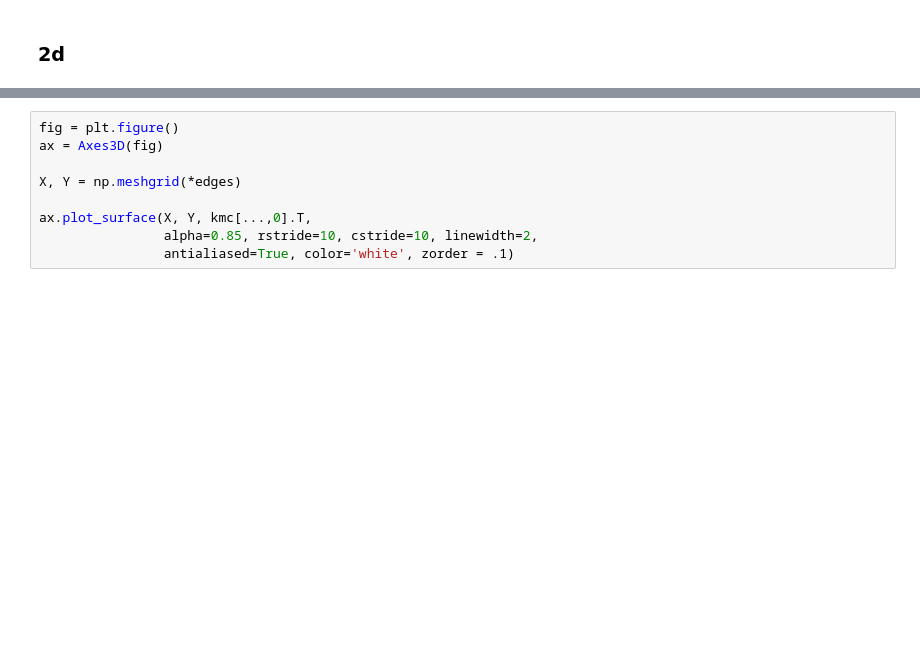
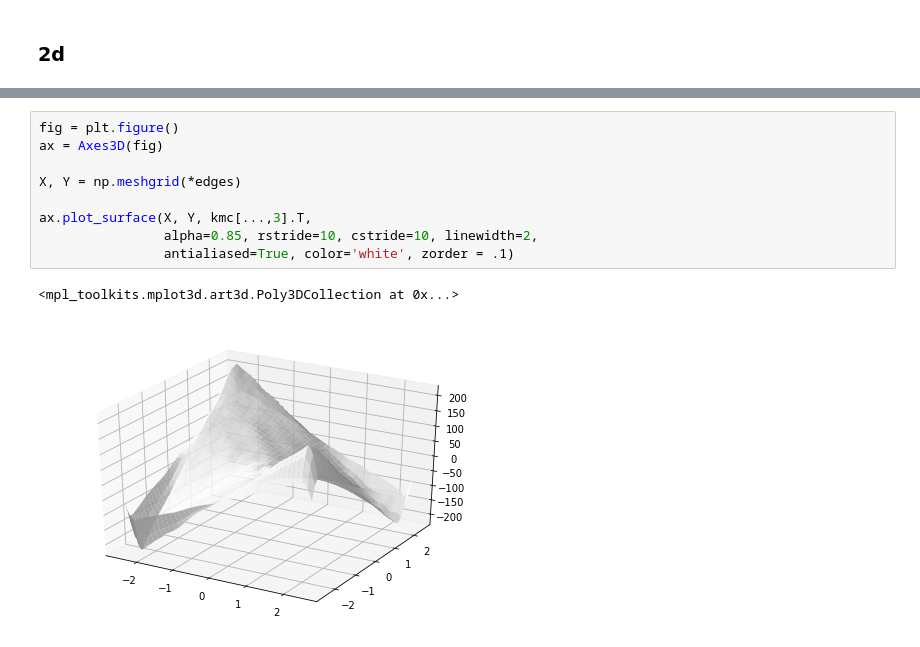
Before and after one commit to LRydin/KramersMoyal, a Jupyter notebook: examples/kmc.ipynb, the cells around one changed output, grey strips where cells are left out. Saved outputs shown, nothing was run; the diff lists cells and outputs as text; blank space fills up the shorter version.

```diff
--- a/examples/kmc.ipynb
+++ b/examples/kmc.ipynb
@@ -47,9 +88,12 @@ kmc, edges = kmc_kernel_estimator(
 # %%
 fig = plt.figure()
 ax = Axes3D(fig)
 
 X, Y = np.meshgrid(*edges)
 
-ax.plot_surface(X, Y, kmc[...,0].T,
+ax.plot_surface(X, Y, kmc[...,3].T,
                 alpha=0.85, rstride=10, cstride=10, linewidth=2,
                 antialiased=True, color='white', zorder = .1)
+# %% [output]
+<mpl_toolkits.mplot3d.art3d.Poly3DCollection at 0x...>
+[figure, added]
```
Also changed, not shown: parts of 11 cells of this notebook.
